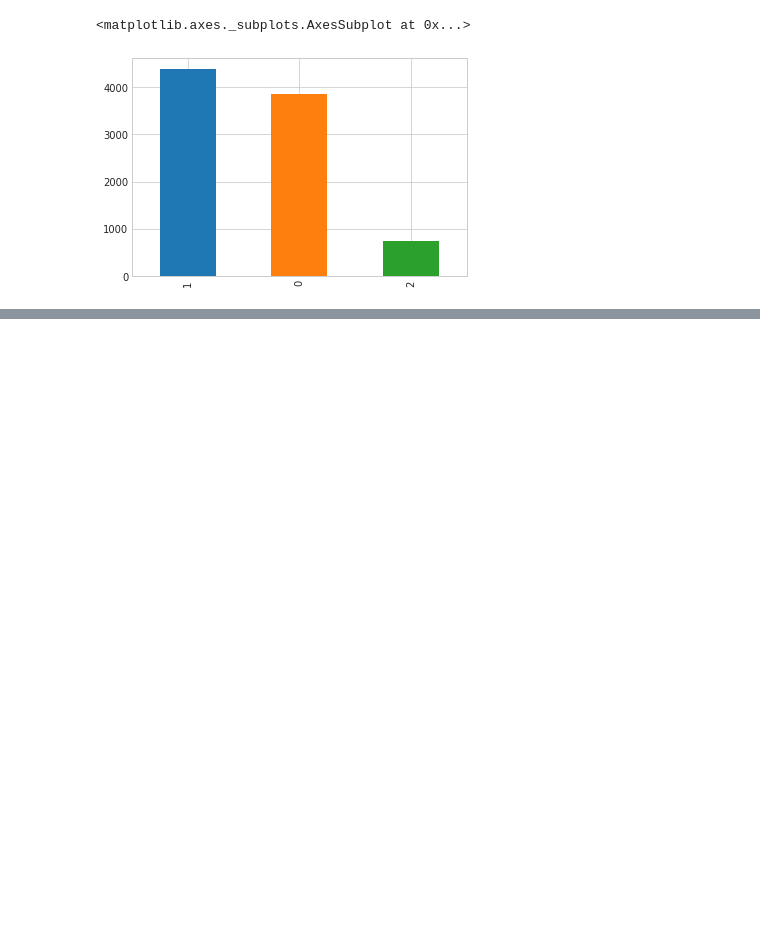
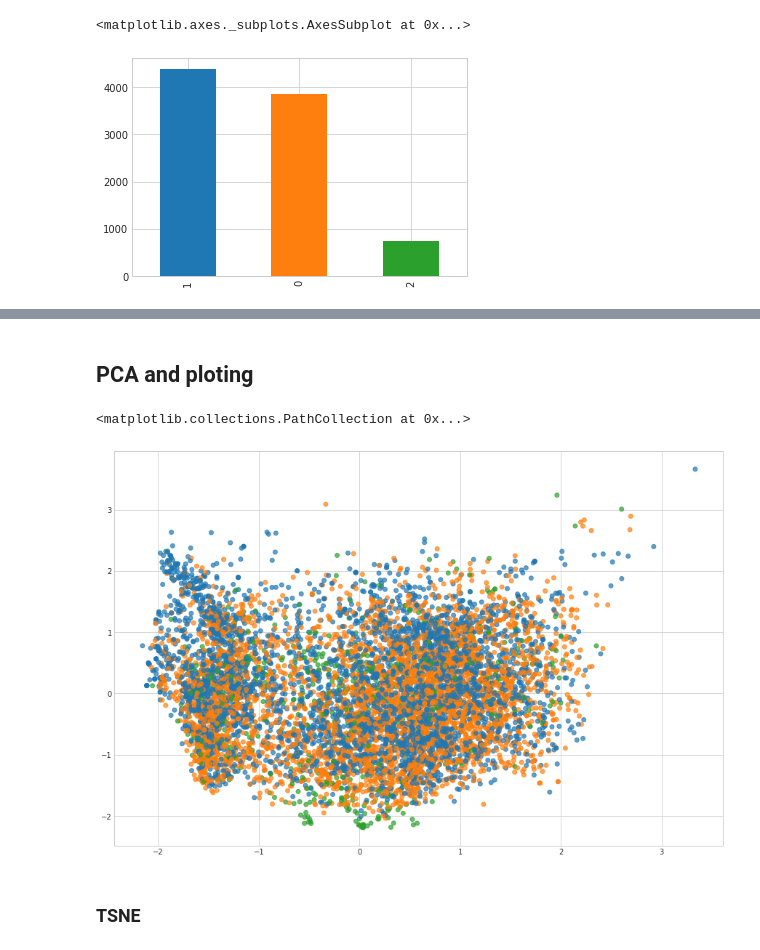
Before and after one commit to BielStela/Acute-Toxicity-QSAR, a Jupyter notebook: Data_exploration.ipynb, the cells around one changed output, grey strips where cells are left out. Cells and saved outputs as stored; diff of their text form; code cells hidden in the pictures; blank space fills up the shorter version.

```diff
--- a/Data_exploration.ipynb
+++ b/Data_exploration.ipynb
@@ -21,4 +21,4 @@ from rdkit.Chem import PandasTools
 # %% [markdown]
 ## Data exploration of .sdf
 # %%
-sdf_df = PandasTools.LoadSDF('data/trainingset_171127.sdf', molColName=None)
+sdf_df = PandasTools.LoadSDF('data/trainingset_171127.sdf')
@@ -171,0 +161,33 @@ A 8.25% of the dataset is very toxic (LD50 < 50 mg/kg)
+# %%
+# get the fingerprints
+
+fps = []
+for m in sdf_df.ROMol:
+    fp =  AllChem.GetMorganFingerprintAsBitVect(mol=m, radius=3, nBits=1024)
+    fps.append(fp)
+
+np_fps = []
+for fp in fps:
+    arr = np.zeros((1,))
+    DataStructs.ConvertToNumpyArray(fp, arr)
+    np_fps.append(arr)
+
+assert len(np_fps) == len(sdf_df['labels'])
+# %% [markdown]
+## PCA and ploting
+# %%
+from sklearn.decomposition import PCA
+plt.rcParams['figure.figsize'] = (15,10)
+# %%
+pca = PCA(n_components=5)
+components = pca.fit_transform(np_fps)
+# %%
+cols = {0:'C0', 1:'C1', 2:'C2'}  # blue, orange, green
+colors = sdf_df['labels'].map(cols)
+
+plt.scatter(components[:,0], components[:,1], c=colors, alpha =0.7)
+# %% [output]
+<matplotlib.collections.PathCollection at 0x...>
+[figure, added]
+# %% [markdown]
+### TSNE
```
Also changed, not shown: parts of 18 cells of this notebook.
